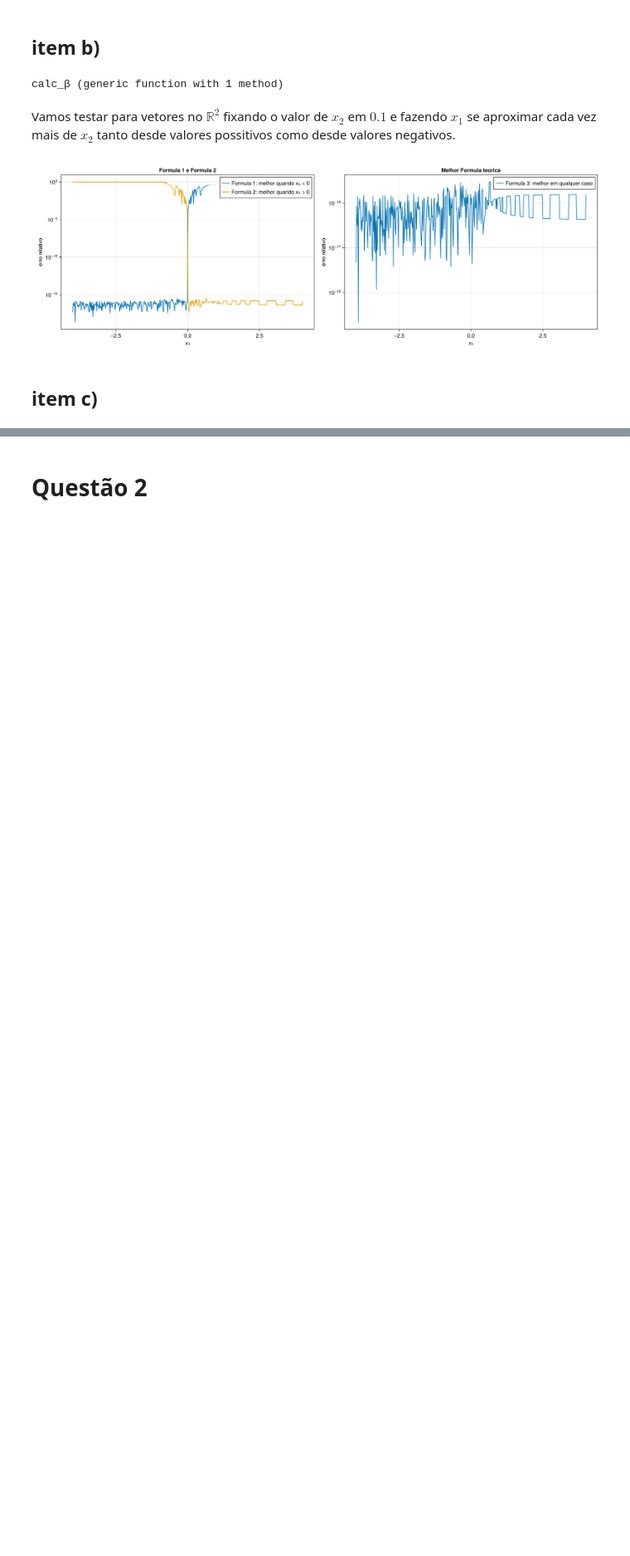
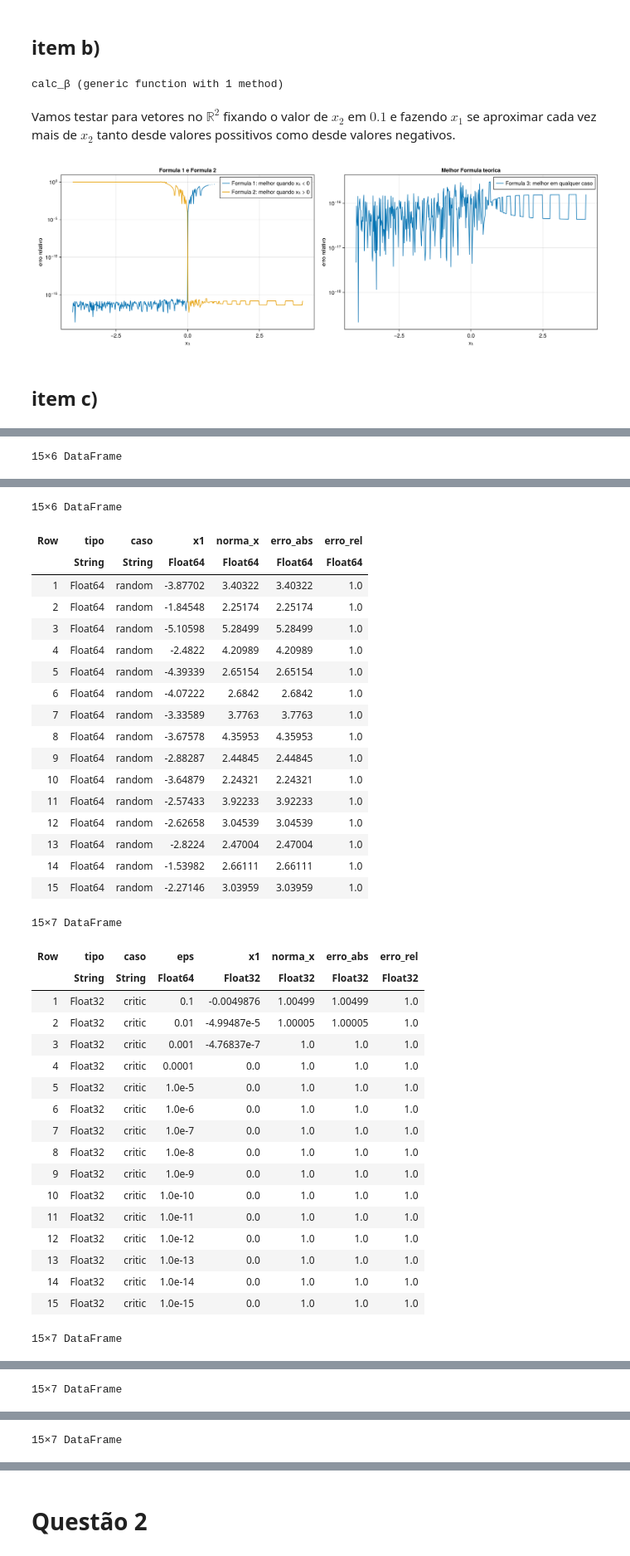
Before and after one commit to jhe-sua/projeto4-aln, a Jupyter notebook: projeto4.ipynb, the cells around one changed output, grey strips where cells are left out. Shown at 83% size. Drawn from its saved outputs; the diff is of its cells as text; code cells hidden in the pictures; blank space fills up the shorter version.

```diff
--- a/projeto4.ipynb
+++ b/projeto4.ipynb
@@ -91,0 +564,11 @@ reflector (generic function with 1 method)
+# %%
+display(select(table_random32, [:tipo, :caso, :x1, :norma_x, :erro_abs, :erro_rel]))
+display(select(table_random64, [:tipo, :caso, :x1, :norma_x, :erro_abs, :erro_rel]))
+
+display(select(table_critic32, [:tipo, :caso, :eps, :x1, :norma_x, :erro_abs, :erro_rel]))
+display(select(table_critic64, [:tipo, :caso, :eps, :x1, :norma_x, :erro_abs, :erro_rel]))
+
+display(select(table_simcritic32, [:tipo, :caso, :eps, :x1, :norma_x, :erro_abs, :erro_rel]))
+display(select(table_simcritic64, [:tipo, :caso, :eps, :x1, :norma_x, :erro_abs, :erro_rel]))
+# %% [output]
+15×6 DataFrame
@@ -91,0 +592,37 @@ reflector (generic function with 1 method)
+15×6 DataFrame
+| Row | tipo | caso | x1 | norma_x | erro_abs | erro_rel |
+|  | String | String | Float64 | Float64 | Float64 | Float64 |
+| 1 | Float64 | random | -3.87702 | 3.40322 | 3.40322 | 1.0 |
+| 2 | Float64 | random | -1.84548 | 2.25174 | 2.25174 | 1.0 |
+| 3 | Float64 | random | -5.10598 | 5.28499 | 5.28499 | 1.0 |
+| 4 | Float64 | random | -2.4822 | 4.20989 | 4.20989 | 1.0 |
+| 5 | Float64 | random | -4.39339 | 2.65154 | 2.65154 | 1.0 |
+| 6 | Float64 | random | -4.07222 | 2.6842 | 2.6842 | 1.0 |
+| 7 | Float64 | random | -3.33589 | 3.7763 | 3.7763 | 1.0 |
+| 8 | Float64 | random | -3.67578 | 4.35953 | 4.35953 | 1.0 |
+| 9 | Float64 | random | -2.88287 | 2.44845 | 2.44845 | 1.0 |
+| 10 | Float64 | random | -3.64879 | 2.24321 | 2.24321 | 1.0 |
+| 11 | Float64 | random | -2.57433 | 3.92233 | 3.92233 | 1.0 |
+| 12 | Float64 | random | -2.62658 | 3.04539 | 3.04539 | 1.0 |
+| 13 | Float64 | random | -2.8224 | 2.47004 | 2.47004 | 1.0 |
+| 14 | Float64 | random | -1.53982 | 2.66111 | 2.66111 | 1.0 |
+| 15 | Float64 | random | -2.27146 | 3.03959 | 3.03959 | 1.0 |
+15×7 DataFrame
+| Row | tipo | caso | eps | x1 | norma_x | erro_abs | erro_rel |
+|  | String | String | Float64 | Float32 | Float32 | Float32 | Float32 |
+| 1 | Float32 | critic | 0.1 | -0.0049876 | 1.00499 | 1.00499 | 1.0 |
+| 2 | Float32 | critic | 0.01 | -4.99487e-5 | 1.00005 | 1.00005 | 1.0 |
+| 3 | Float32 | critic | 0.001 | -4.76837e-7 | 1.0 | 1.0 | 1.0 |
+| 4 | Float32 | critic | 0.0001 | 0.0 | 1.0 | 1.0 | 1.0 |
+| 5 | Float32 | critic | 1.0e-5 | 0.0 | 1.0 | 1.0 | 1.0 |
+| 6 | Float32 | critic | 1.0e-6 | 0.0 | 1.0 | 1.0 | 1.0 |
+| 7 | Float32 | critic | 1.0e-7 | 0.0 | 1.0 | 1.0 | 1.0 |
+| 8 | Float32 | critic | 1.0e-8 | 0.0 | 1.0 | 1.0 | 1.0 |
+| 9 | Float32 | critic | 1.0e-9 | 0.0 | 1.0 | 1.0 | 1.0 |
+| 10 | Float32 | critic | 1.0e-10 | 0.0 | 1.0 | 1.0 | 1.0 |
+| 11 | Float32 | critic | 1.0e-11 | 0.0 | 1.0 | 1.0 | 1.0 |
+| 12 | Float32 | critic | 1.0e-12 | 0.0 | 1.0 | 1.0 | 1.0 |
+| 13 | Float32 | critic | 1.0e-13 | 0.0 | 1.0 | 1.0 | 1.0 |
+| 14 | Float32 | critic | 1.0e-14 | 0.0 | 1.0 | 1.0 | 1.0 |
+| 15 | Float32 | critic | 1.0e-15 | 0.0 | 1.0 | 1.0 | 1.0 |
+15×7 DataFrame
@@ -91,0 +646 @@ reflector (generic function with 1 method)
+15×7 DataFrame
@@ -91,0 +664 @@ reflector (generic function with 1 method)
+15×7 DataFrame
```
Also changed, not shown: parts of 29 cells of this notebook.
